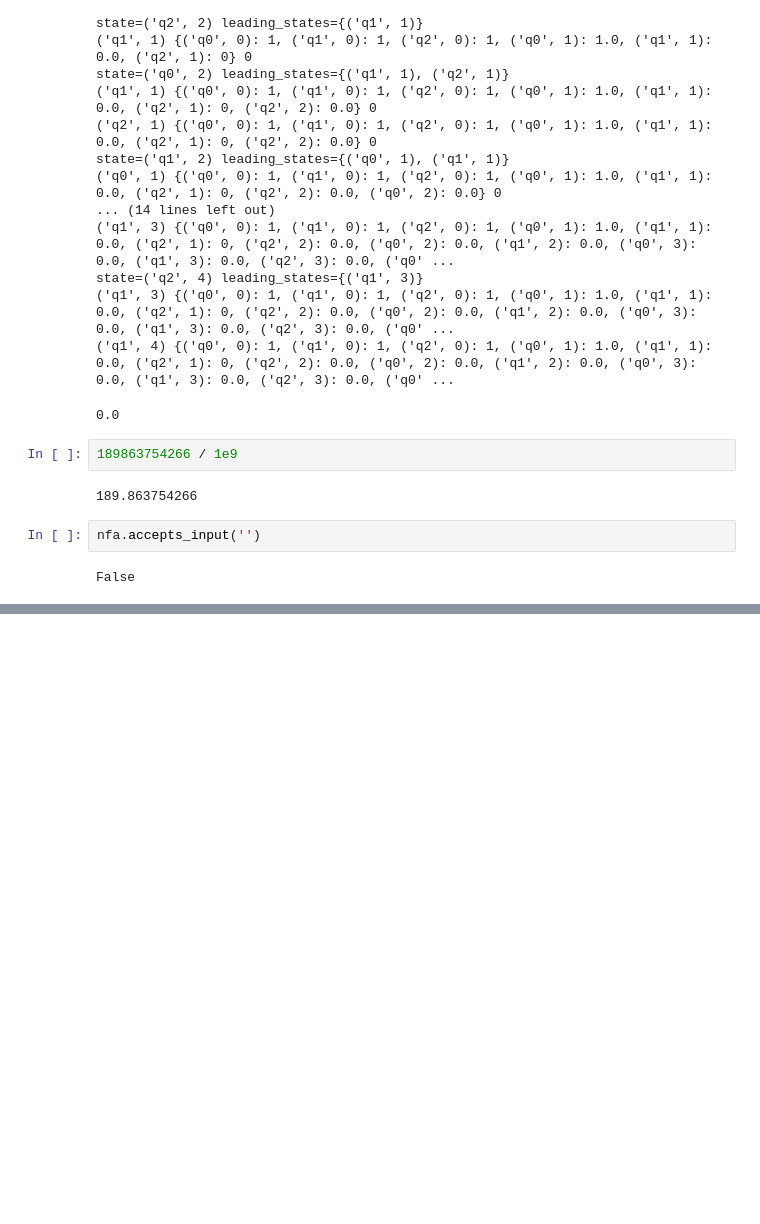
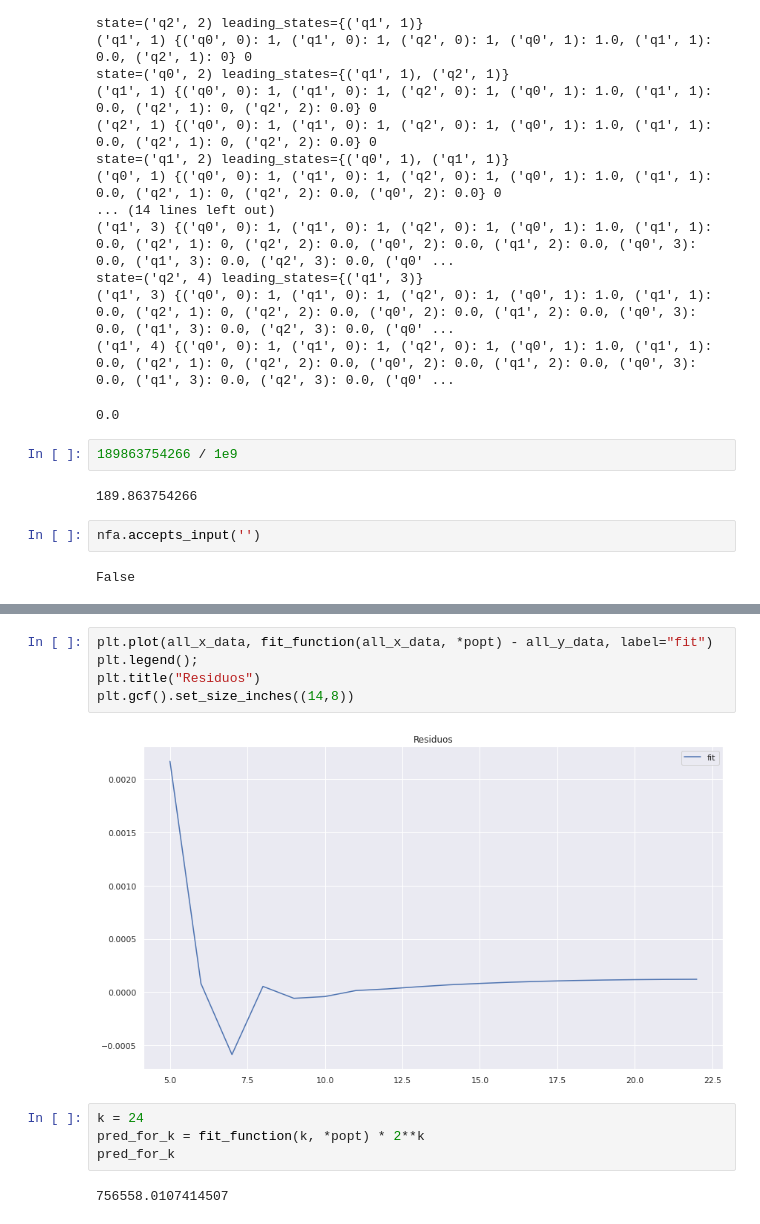
Before and after one commit to viantirreau/count-nfa, a Jupyter notebook: Bruteforce.ipynb, the cells around one changed output, grey strips where cells are left out. Cells and saved outputs as stored; diff of their text form; blank space fills up the shorter version.

```diff
--- a/Bruteforce.ipynb
+++ b/Bruteforce.ipynb
@@ -494,0 +566,13 @@ False
+# %%
+plt.plot(all_x_data, fit_function(all_x_data, *popt) - all_y_data, label="fit")
+plt.legend();
+plt.title("Residuos")
+plt.gcf().set_size_inches((14,8))
+# %% [output]
+[figure, added]
+# %%
+k = 24
+pred_for_k = fit_function(k, *popt) * 2**k
+pred_for_k
+# %% [output]
+756558.0107414507
```
Also changed, not shown: parts of 23 cells of this notebook, 1 other file.
